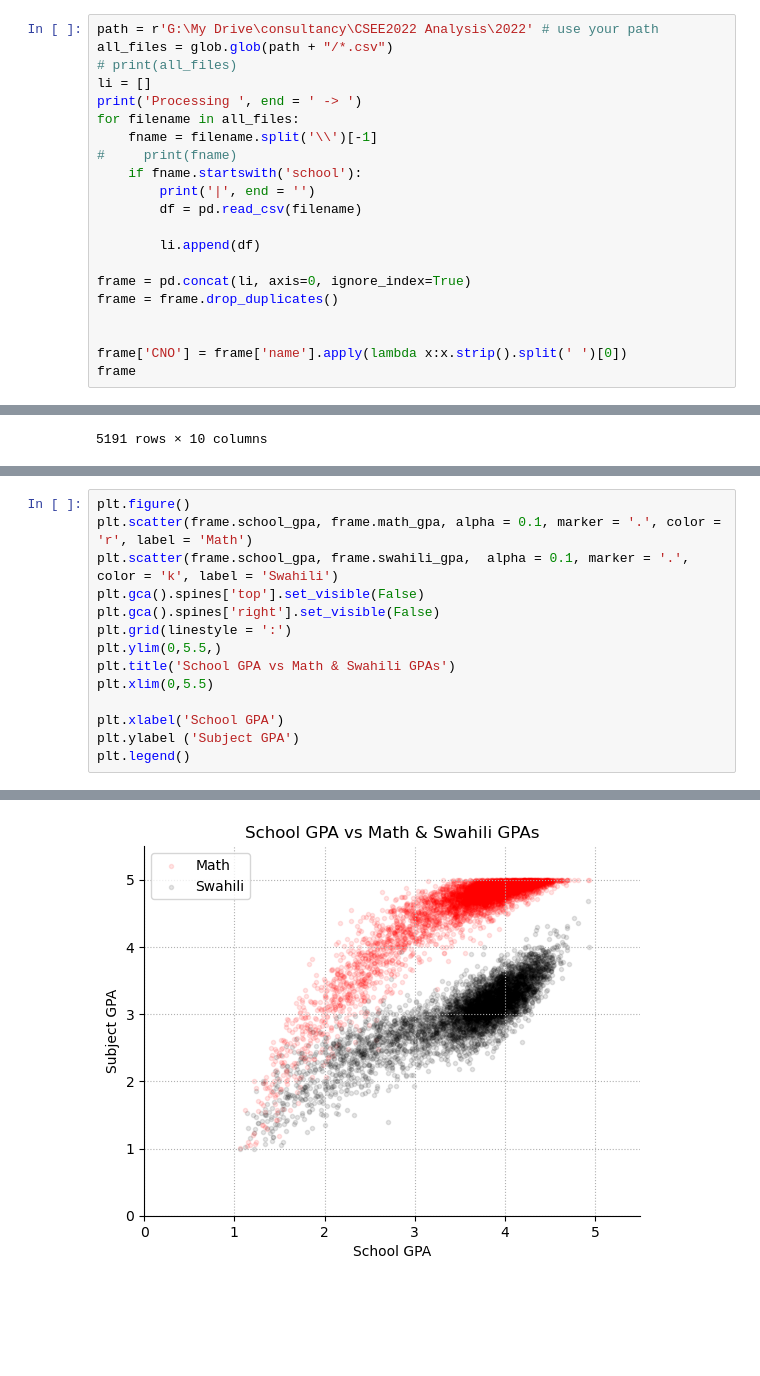
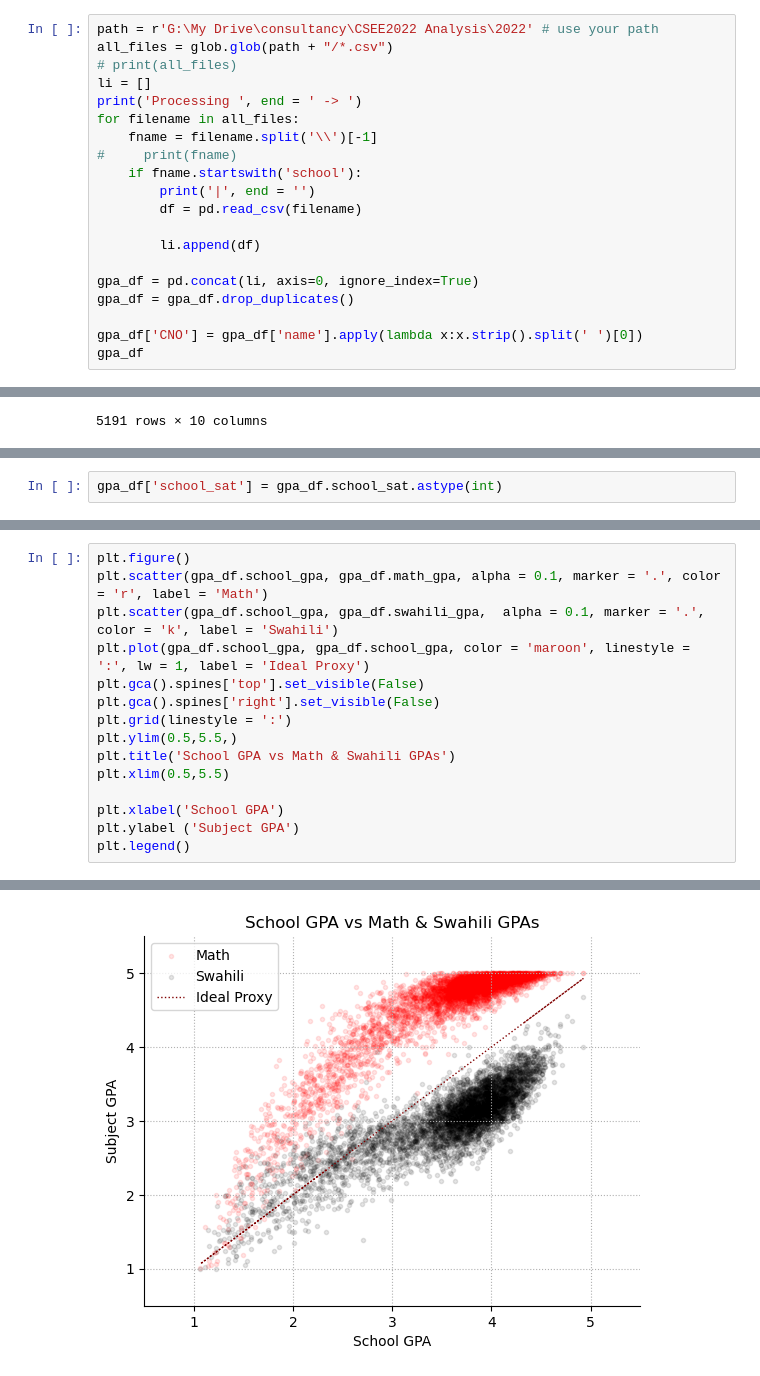
Before and after one commit to gandil/owid_demo, a Jupyter notebook: CSEE2022.ipynb, the cells around one changed output, grey strips where cells are left out. Saved outputs shown, nothing was run; the diff lists cells and outputs as text; blank space fills up the shorter version.

```diff
--- a/CSEE2022.ipynb
+++ b/CSEE2022.ipynb
@@ -409,12 +409,11 @@ for filename in all_files:
 
         li.append(df)
 
-frame = pd.concat(li, axis=0, ignore_index=True)
-frame = frame.drop_duplicates()
+gpa_df = pd.concat(li, axis=0, ignore_index=True)
+gpa_df = gpa_df.drop_duplicates()
 
-
-frame['CNO'] = frame['name'].apply(lambda x:x.strip().split(' ')[0])
-frame
+gpa_df['CNO'] = gpa_df['name'].apply(lambda x:x.strip().split(' ')[0])
+gpa_df
 # %% [output]
 Processing  -> ||||||||||||||||||||||||||||||||||||||||||||||||||||||||||||||||||||||||||||||||||||||||||||||||||||||||||||||||||||||||||||||||||||||||||||||||||||||||||||||||||||||||||||||||||||||||| ...
 |  | Unnamed: 0 | name | school_gpa | math_gpa | school_regd | school_sat | math_sat | swahili_gpa | ... |
@@ -459,0 +432,2 @@ plt.gca().spines['right'].set_visible(False)
+# %%
+gpa_df['school_sat'] = gpa_df.school_sat.astype(int)
@@ -460,17 +463,18 @@ plt.gca().spines['right'].set_visible(False)
 # %%
 plt.figure()
-plt.scatter(frame.school_gpa, frame.math_gpa, alpha = 0.1, marker = '.', color = 'r', label = 'Math')
-plt.scatter(frame.school_gpa, frame.swahili_gpa,  alpha = 0.1, marker = '.', color = 'k', label = 'Swahili')
+plt.scatter(gpa_df.school_gpa, gpa_df.math_gpa, alpha = 0.1, marker = '.', color = 'r', label = 'Math')
+plt.scatter(gpa_df.school_gpa, gpa_df.swahili_gpa,  alpha = 0.1, marker = '.', color = 'k', label = 'Swahili')
+plt.plot(gpa_df.school_gpa, gpa_df.school_gpa, color = 'maroon', linestyle = ':', lw = 1, label = 'Ideal Proxy')
 plt.gca().spines['top'].set_visible(False)
 plt.gca().spines['right'].set_visible(False)
 plt.grid(linestyle = ':')
-plt.ylim(0,5.5,)
+plt.ylim(0.5,5.5,)
 plt.title('School GPA vs Math & Swahili GPAs')
-plt.xlim(0,5.5)
+plt.xlim(0.5,5.5)
 
 plt.xlabel('School GPA')
 plt.ylabel ('Subject GPA')
 plt.legend()
 # %% [output]
 <matplotlib.legend.Legend at 0x...>
-[figure, old version]
+[figure, new version]
```
Also changed, not shown: parts of 33 cells of this notebook.
